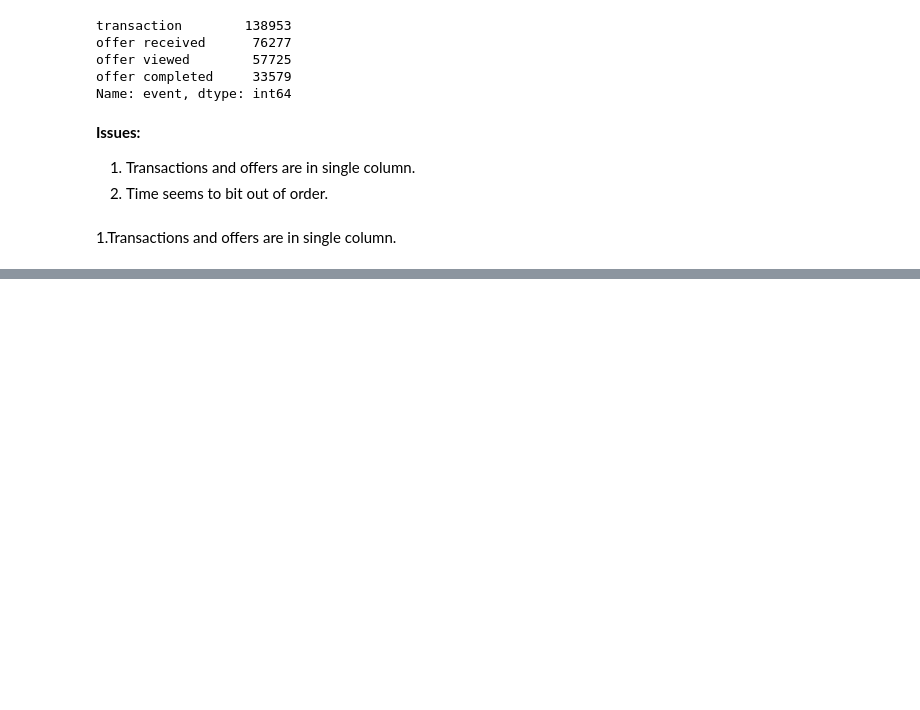
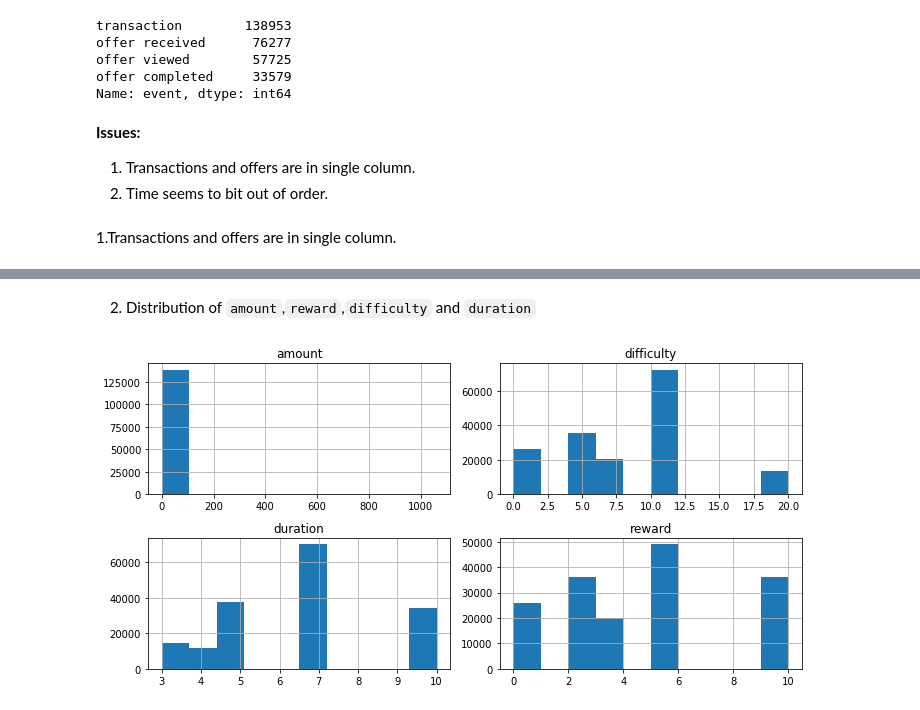
Before and after one commit to ArsalRahimMLE/starbucks-project, a Jupyter notebook: Part 01 Data Cleaning and Integration.ipynb, the cells around one changed output, grey strips where cells are left out. Saved outputs shown, nothing was run; the diff lists cells and outputs as text; code cells hidden in the pictures; blank space fills up the shorter version.

```diff
--- a/Part 01 Data Cleaning and Integration.ipynb
+++ b/Part 01 Data Cleaning and Integration.ipynb
@@ -77,0 +344,8 @@ separate_tran_offer(transcripts).head(5)
+# %% [markdown]
+2. Distribution of `amount`,`reward`,`difficulty` and `duration`
+# %%
+col = ['amount','reward','difficulty','duration']
+merged_dt[col].hist(figsize=(10,5))
+plt.tight_layout()
+# %% [output]
+[figure, added]
```
Also changed, not shown: parts of 60 cells of this notebook.
